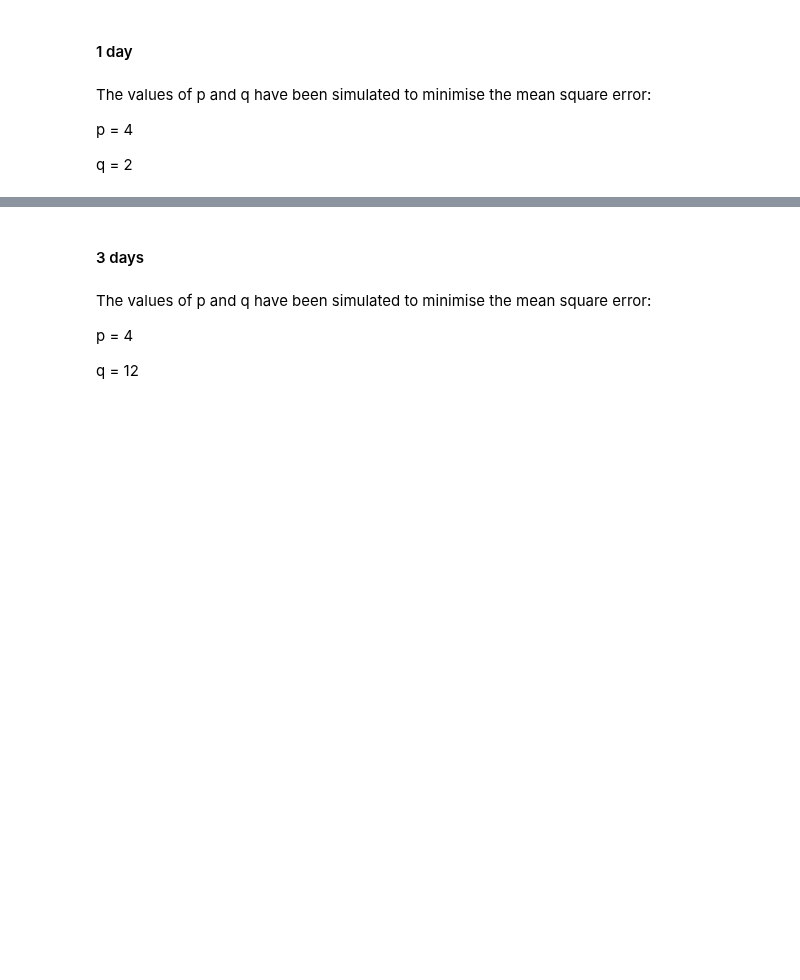
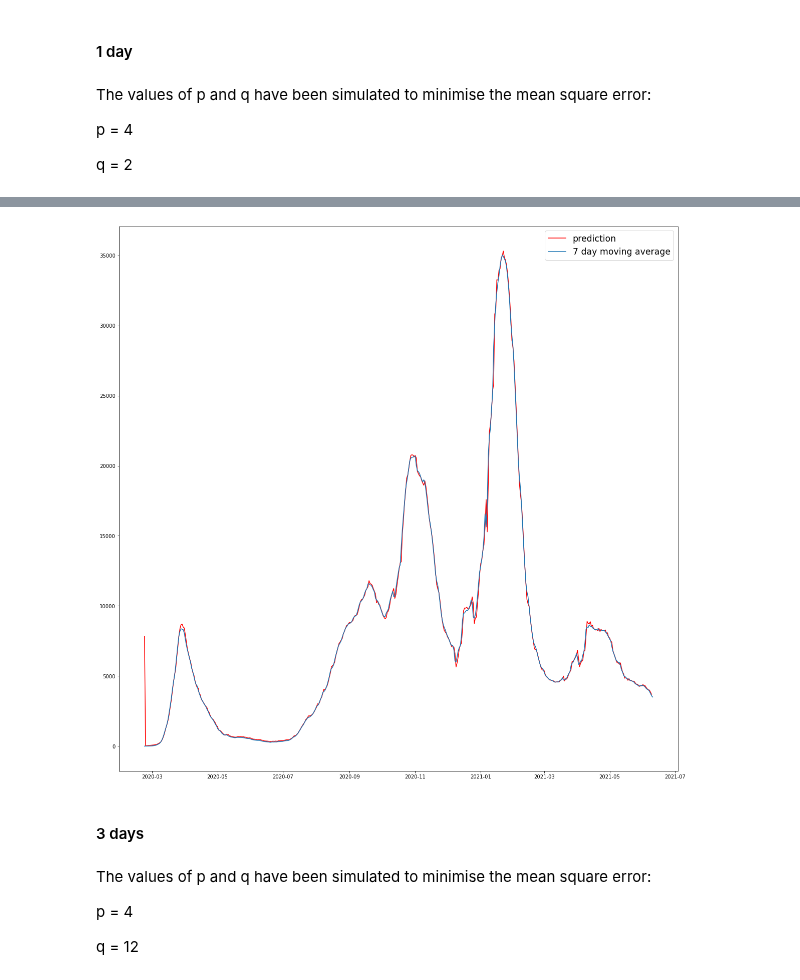
Before and after one commit to ffreire92/final_project, a Jupyter notebook: notebooks/Information_sources.ipynb, the cells around one changed output, grey strips where cells are left out. Saved outputs shown, nothing was run; the diff lists cells and outputs as text; code cells hidden in the pictures; blank space fills up the shorter version.

```diff
--- a/notebooks/Information_sources.ipynb
+++ b/notebooks/Information_sources.ipynb
@@ -530,7 +728,10 @@ model.predict('2021-06-10')
 # %%
 plt.plot(prediction.pred, 'r', label='prediction')
 #plt.plot(bydate.num_infections)
-plt.plot(bydate[['date', 'ave_7_num_infections']].set_index('date'), label = 'values');
+plt.plot(bydate[['date', 'ave_7_num_infections']].set_index('date'), label = '7 day moving average');
+plt.legend(fontsize = 'xx-large');
+# %% [output]
+[figure, added]
 # %% [markdown]
 #### 3 days
 # %%
```
Also changed, not shown: parts of 43 cells of this notebook.
